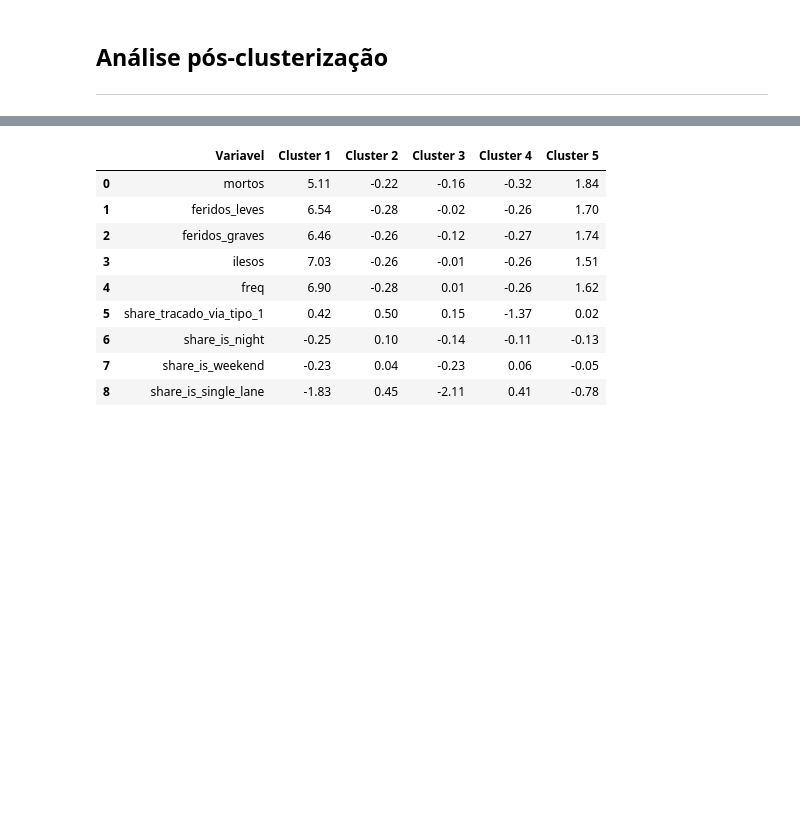
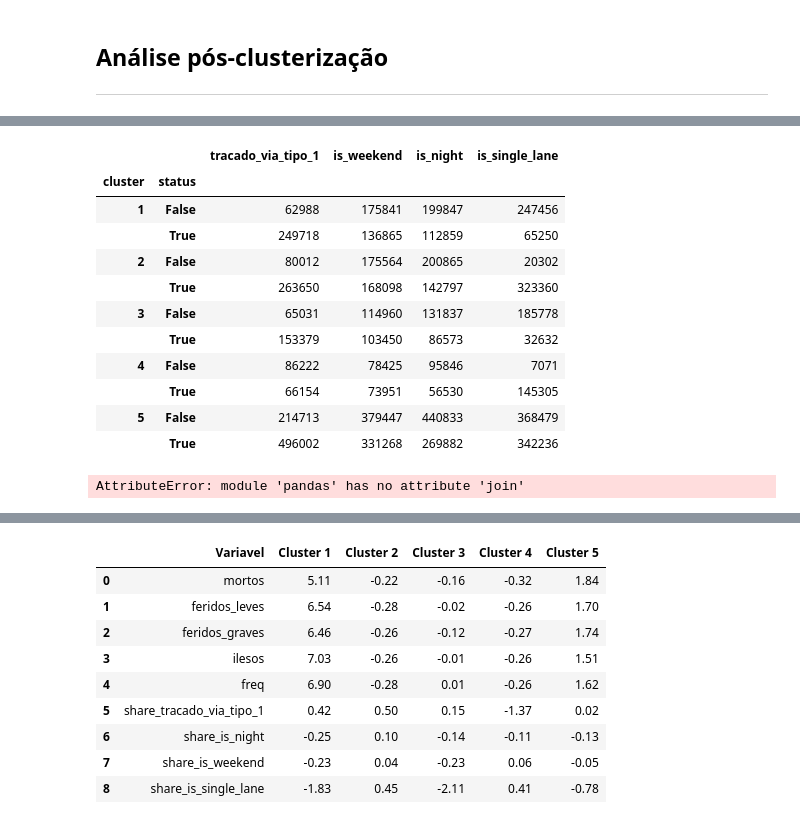
Before and after one commit to FelipeGBarreto/analise_cluster_acidentes_rodovias_federais, a Jupyter notebook: Scripts/Analise pos-clusterizacao.ipynb, the cells around one changed output, grey strips where cells are left out. Cells and saved outputs as stored; diff of their text form; code cells hidden in the pictures; blank space fills up the shorter version.

```diff
--- a/Scripts/Analise pos-clusterizacao.ipynb
+++ b/Scripts/Analise pos-clusterizacao.ipynb
@@ -14,0 +41,31 @@ df5 = pd.read_csv(path + 'medias_var_cluster.csv', sep = ';', decimal= '.')
+# %%
+def _status_qtd(var):
+    a = pd.merge(df1, df6[['municipio','cluster']], how='left')\
+          .groupby(['cluster',var])[['id']]\
+          .count()\
+          .reset_index()\
+          .rename(columns={var:'status','id':var})\
+          .set_index(['cluster','status'])
+    return a
+# %%
+_status_qtd('tracado_via_tipo_1')\
+    .join(_status_qtd('is_weekend'))\
+    .join(_status_qtd('is_night'))\
+    .join(_status_qtd('is_single_lane'))
+# %% [output]
+|  |  | tracado_via_tipo_1 | is_weekend | is_night | is_single_lane |
+| cluster | status |  |  |  |  |
+| 1 | False | 62988 | 175841 | 199847 | 247456 |
+|  | True | 249718 | 136865 | 112859 | 65250 |
+| 2 | False | 80012 | 175564 | 200865 | 20302 |
+|  | True | 263650 | 168098 | 142797 | 323360 |
+| 3 | False | 65031 | 114960 | 131837 | 185778 |
+|  | True | 153379 | 103450 | 86573 | 32632 |
+| 4 | False | 86222 | 78425 | 95846 | 7071 |
+|  | True | 66154 | 73951 | 56530 | 145305 |
+| 5 | False | 214713 | 379447 | 440833 | 368479 |
+|  | True | 496002 | 331268 | 269882 | 342236 |
+# %%
+pd.join(_status_qtd('is_night'),_status_qtd('is_weekend'))
+# %% [output]
+AttributeError: module 'pandas' has no attribute 'join'
```
Also changed, not shown: parts of 16 cells of this notebook, 1 other file.
